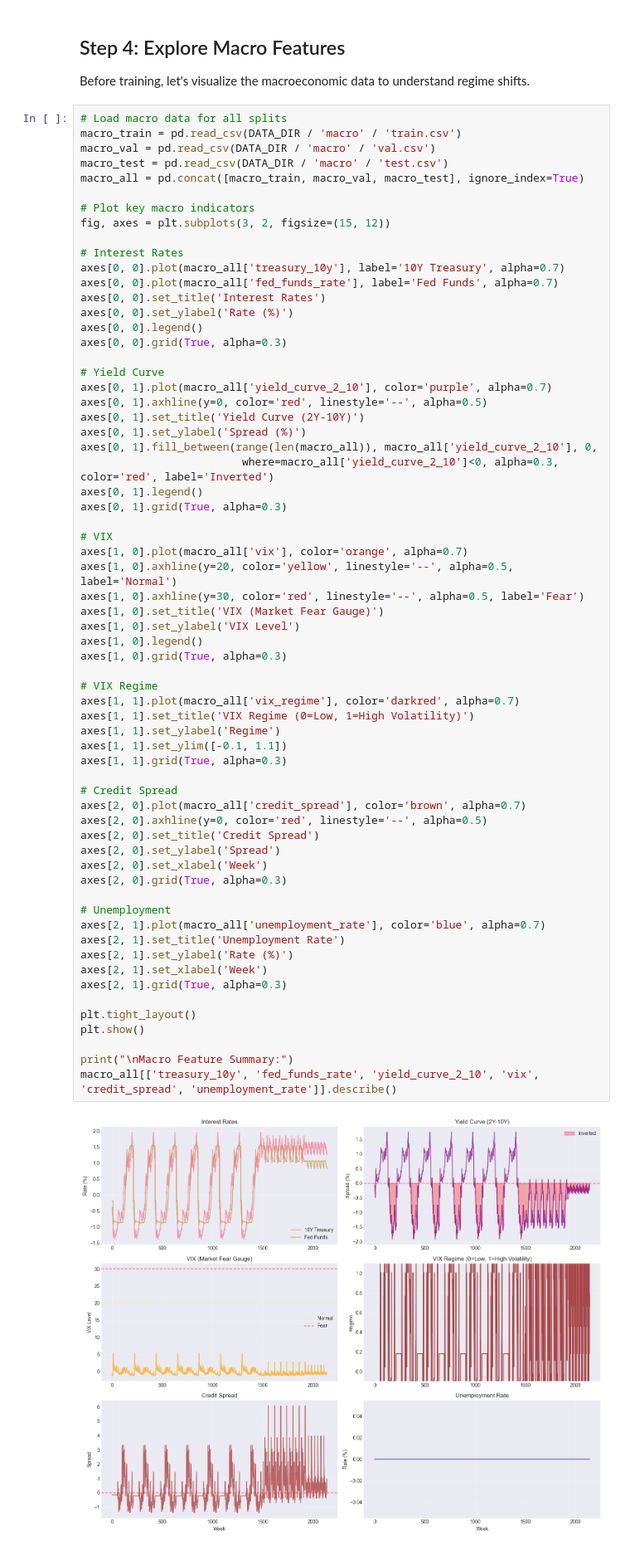
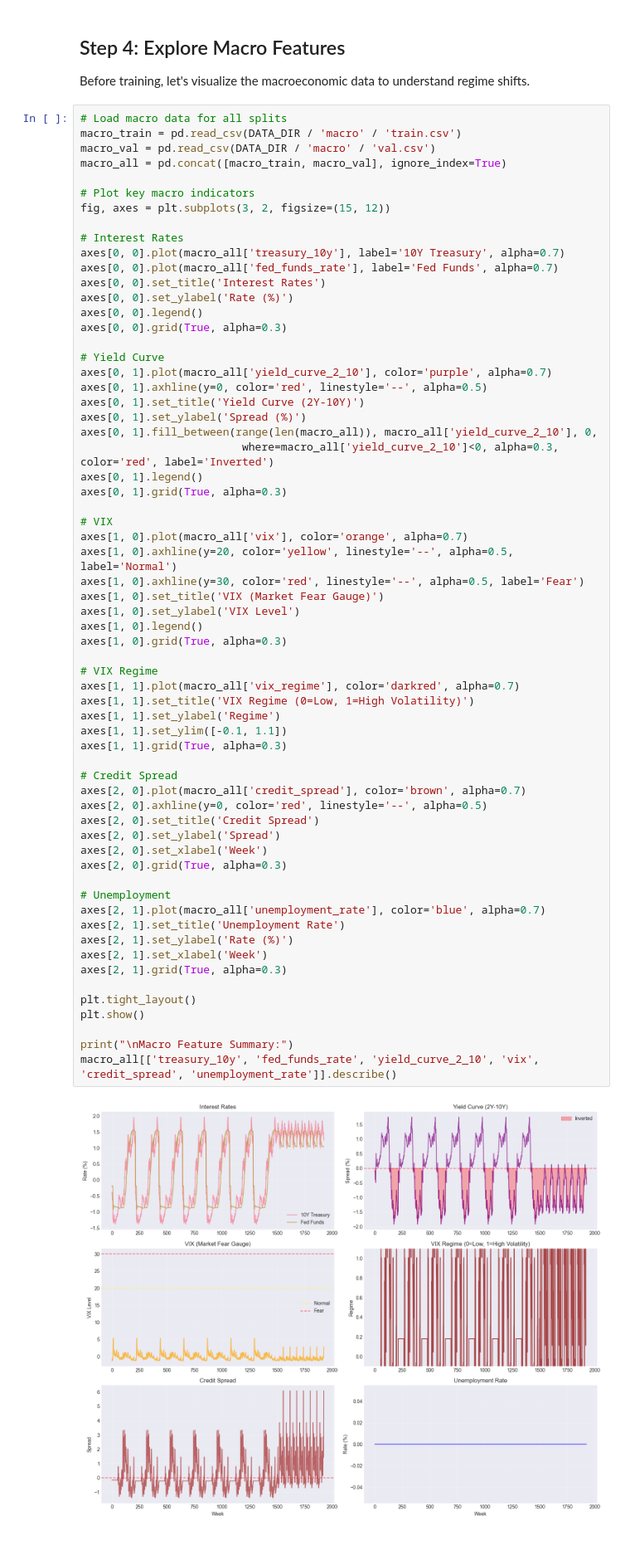
Before and after one commit to natalia-marko/reinforcement-learning-in-finance, a Jupyter notebook: harlf_weekly/notebooks/04_meta_agent.ipynb, the cells around one changed output. Shown: that part at 83% size. Saved outputs shown, nothing was run; the diff lists cells and outputs as text.

```diff
--- a/harlf_weekly/notebooks/04_meta_agent.ipynb
+++ b/harlf_weekly/notebooks/04_meta_agent.ipynb
@@ -180,8 +155,7 @@ Before training, let's visualize the macroeconomic data to understand regime shi
 # Load macro data for all splits
 macro_train = pd.read_csv(DATA_DIR / 'macro' / 'train.csv')
 macro_val = pd.read_csv(DATA_DIR / 'macro' / 'val.csv')
-macro_test = pd.read_csv(DATA_DIR / 'macro' / 'test.csv')
-macro_all = pd.concat([macro_train, macro_val, macro_test], ignore_index=True)
+macro_all = pd.concat([macro_train, macro_val], ignore_index=True)
 
 # Plot key macro indicators
 fig, axes = plt.subplots(3, 2, figsize=(15, 12))
@@ -214,33 +188,33 @@ axes[1, 0].legend()
 axes[1, 0].grid(True, alpha=0.3)
 
 # VIX Regime
 axes[1, 1].plot(macro_all['vix_regime'], color='darkred', alpha=0.7)
 axes[1, 1].set_title('VIX Regime (0=Low, 1=High Volatility)')
 axes[1, 1].set_ylabel('Regime')
 axes[1, 1].set_ylim([-0.1, 1.1])
 axes[1, 1].grid(True, alpha=0.3)
 
 # Credit Spread
 axes[2, 0].plot(macro_all['credit_spread'], color='brown', alpha=0.7)
 axes[2, 0].axhline(y=0, color='red', linestyle='--', alpha=0.5)
 axes[2, 0].set_title('Credit Spread')
 axes[2, 0].set_ylabel('Spread')
 axes[2, 0].set_xlabel('Week')
 axes[2, 0].grid(True, alpha=0.3)
 
 # Unemployment
 axes[2, 1].plot(macro_all['unemployment_rate'], color='blue', alpha=0.7)
 axes[2, 1].set_title('Unemployment Rate')
 axes[2, 1].set_ylabel('Rate (%)')
 axes[2, 1].set_xlabel('Week')
 axes[2, 1].grid(True, alpha=0.3)
 
 plt.tight_layout()
 plt.show()
 
 print("\nMacro Feature Summary:")
 macro_all[['treasury_10y', 'fed_funds_rate', 'yield_curve_2_10', 'vix', 'credit_spread', 'unemployment_rate']].describe()
 # %% [output]
-[figure, old version]
+[figure, new version]
 Macro Feature Summary:
 |  | treasury_10y | fed_funds_rate | yield_curve_2_10 | vix | credit_spread | unemployment_rate |
```
Also changed, not shown: parts of 17 cells of this notebook, 19 other files.
